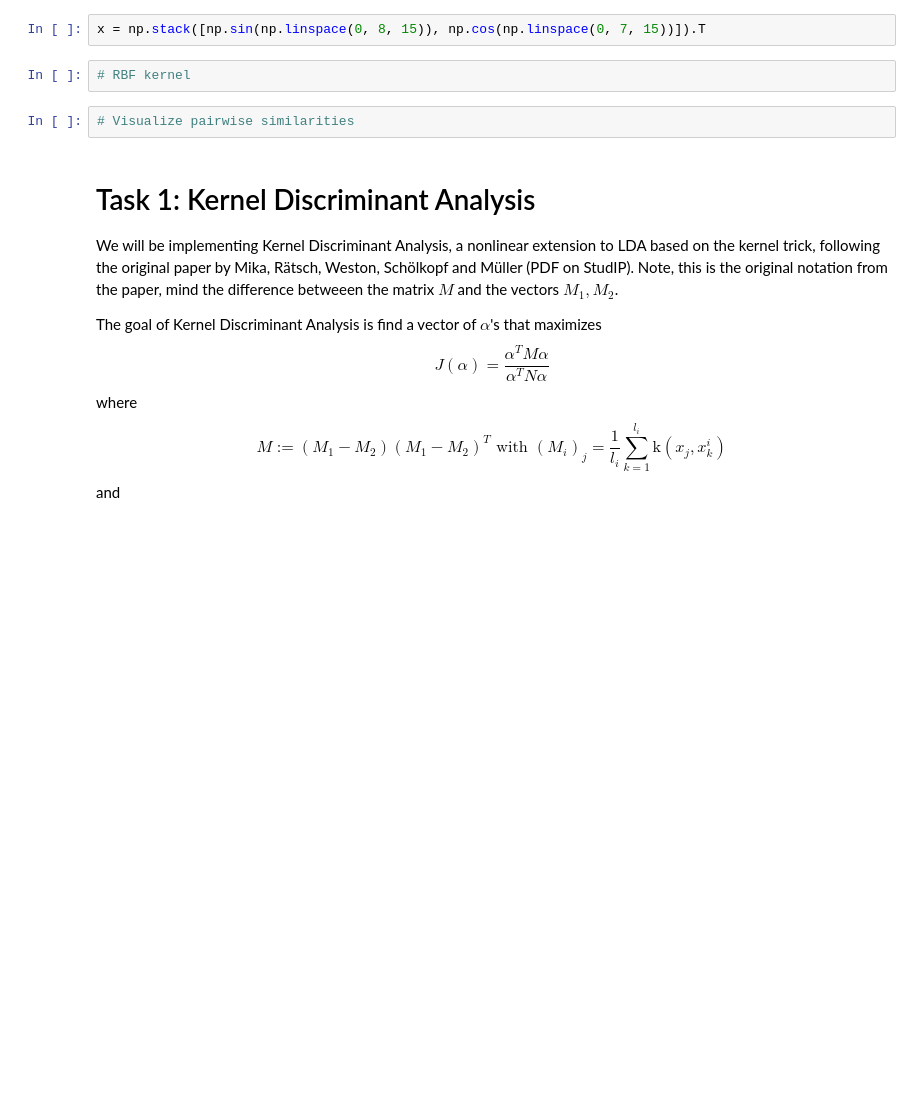
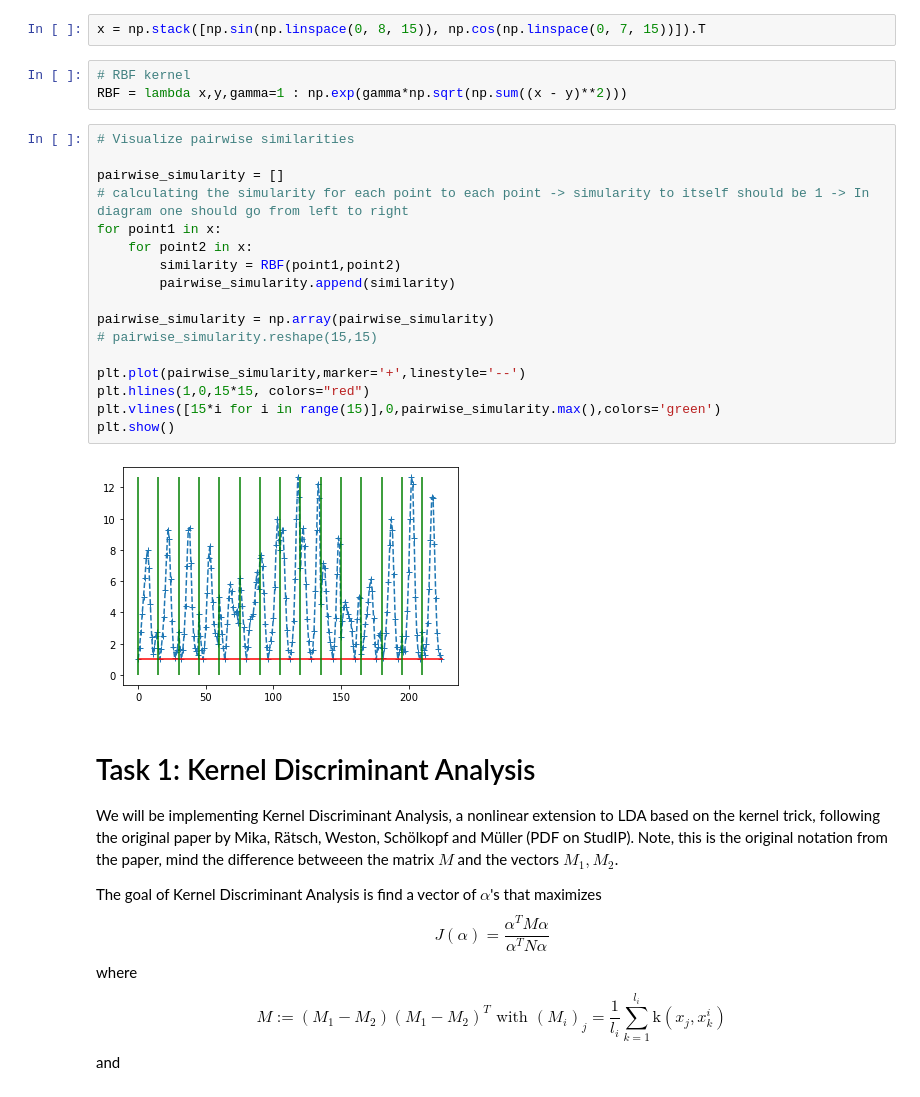
Before and after one commit to simonblaue/Master, a Jupyter notebook: Machine Learning/Practical 3/3_[NAME1]_[NAME2]_[NAME3].ipynb, the cells around one changed output. Cells and saved outputs as stored; diff of their text form; blank space fills up the shorter version.

```diff
--- a/Machine Learning/Practical 3/3_[NAME1]_[NAME2]_[NAME3].ipynb
+++ b/Machine Learning/Practical 3/3_[NAME1]_[NAME2]_[NAME3].ipynb
@@ -33,10 +96,28 @@ Apply logistic regression and LDA to the provided data, compute classification a
 Implement the Gaussian RBF and visualize the pairwise similarities of `x`.
 # %%
 x = np.stack([np.sin(np.linspace(0, 8, 15)), np.cos(np.linspace(0, 7, 15))]).T
-# %%
-# RBF kernel
-# %%
-# Visualize pairwise similarities
+# %%
+# RBF kernel
+RBF = lambda x,y,gamma=1 : np.exp(gamma*np.sqrt(np.sum((x - y)**2)))
+# %%
+# Visualize pairwise similarities
+
+pairwise_simularity = []
+# calculating the simularity for each point to each point -> simularity to itself should be 1 -> In diagram one should go from left to right
+for point1 in x:
+    for point2 in x:
+        similarity = RBF(point1,point2)
+        pairwise_simularity.append(similarity)
+
+pairwise_simularity = np.array(pairwise_simularity)
+# pairwise_simularity.reshape(15,15)
+
+plt.plot(pairwise_simularity,marker='+',linestyle='--')
+plt.hlines(1,0,15*15, colors="red")
+plt.vlines([15*i for i in range(15)],0,pairwise_simularity.max(),colors='green')
+plt.show()
+# %% [output]
+[figure, added]
 # %% [markdown]
 # Task 1: Kernel Discriminant Analysis
 
```
Also changed, not shown: parts of 9 cells of this notebook.
